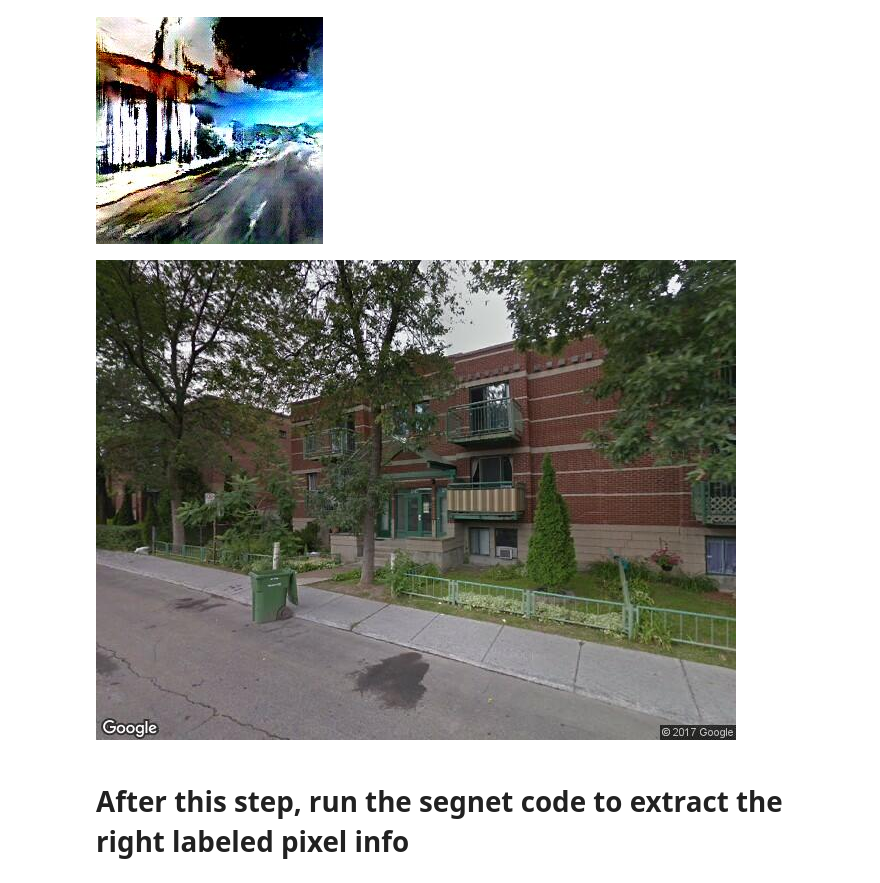
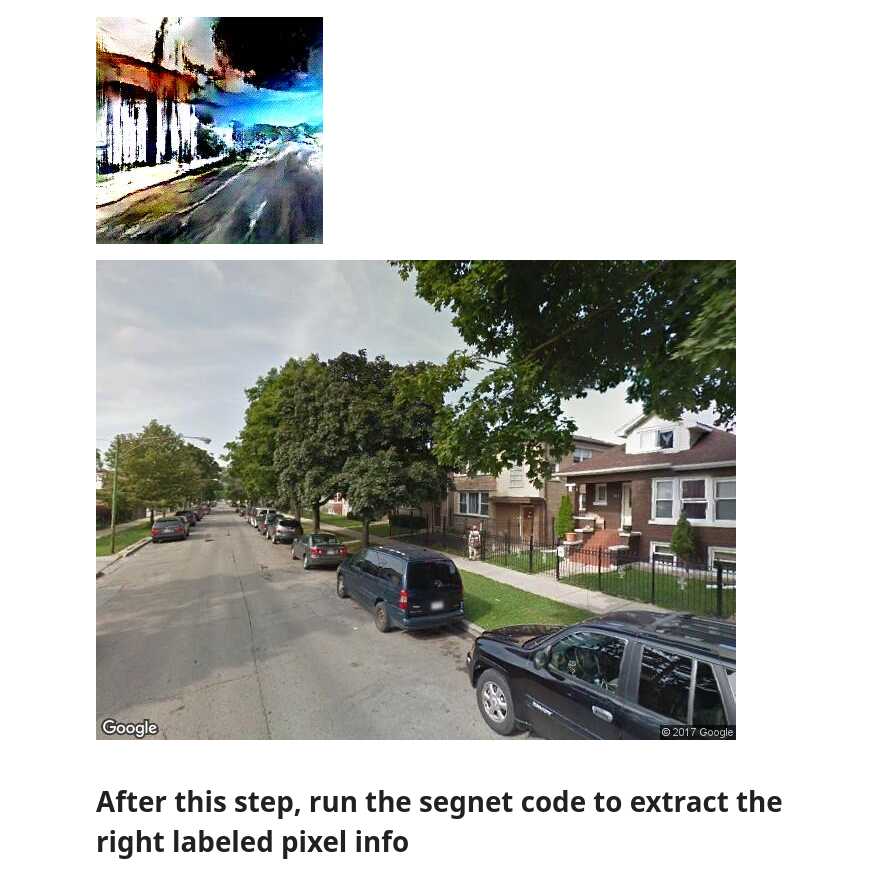
Before and after one commit to sagarjoglekar/ExplainingUrbanEmotions, a Jupyter notebook: notebooks/RetreivalPipeline.ipynb, the cells around one changed output. Drawn from its saved outputs; the diff is of its cells as text; code cells hidden in the pictures.

```diff
--- a/notebooks/RetreivalPipeline.ipynb
+++ b/notebooks/RetreivalPipeline.ipynb
@@ -98,6 +95,19 @@ logfile = "../Data/PlacesFeatExtractStreetview.txt"
 #Size of images
 IMAGE_WIDTH = 227
 IMAGE_HEIGHT = 227
+
+#Size of images
+#IMAGE_WIDTH = 224
+#IMAGE_HEIGHT = 224
+NCHANNELS = 3
+meanR = 105.487823486
+meanG = 113.741088867
+meanB = 116.060394287
+
+meanMat = np.zeros((NCHANNELS,IMAGE_WIDTH,IMAGE_HEIGHT))
+meanMat[0,:,:].fill(meanR)
+meanMat[1,:,:].fill(meanG)
+meanMat[2,:,:].fill(meanB)
 
 def transform_img(img, img_width=IMAGE_WIDTH, img_height=IMAGE_HEIGHT):
 
@@ -150,8 +160,8 @@ def getFeatMatrix(DataDict):
         if not os.path.exists(path):
             featArray = np.zeros((1,4096))
         else:
-            im = caffe.io.load_image(path)
-            net.blobs['data'].data[...] = transformer.preprocess('data', im)
+            im = transformer.preprocess('data',caffe.io.load_image(path))
+            net.blobs['data'].data[...] = im - meanMat
             net.forward()
             featArray = net.blobs['fc7'].data.copy()
 
@@ -178,8 +188,8 @@ def getPlaces(path):
     if not os.path.exists(path):
         featArray = np.zeros((1,4096))
     else:
-        im = caffe.io.load_image(path)
-        net.blobs['data'].data[...] = transformer.preprocess('data', im)
+        im = transformer.preprocess('data',caffe.io.load_image(path))
+        net.blobs['data'].data[...] = im - meanMat
         net.forward()
         featArray = net.blobs['prob'].data.copy()
     return featArray
@@ -314,9 +324,9 @@ Image(retreivedDf[retreivedDf.keys()[k]]['XformPath'])
 # %% [output]
 [figure]
 # %%
-Image(retreivedDf[retreivedDf.keys()[k]]['Top5Paths'][0] [2])
+Image(retreivedDf[retreivedDf.keys()[k]]['Top5Paths'][0] [0])
 # %% [output]
-[figure, old version]
+[figure, new version]
 # %%
 # with open("../Data/retreivedfringeDataframe2.pkl" , 'wb') as f:
 #     pickle.dump(retreivedDf , f , protocol=pickle.HIGHEST_PROTOCOL)
```
Also changed, not shown: parts of 62 cells of this notebook, 5 other files.
